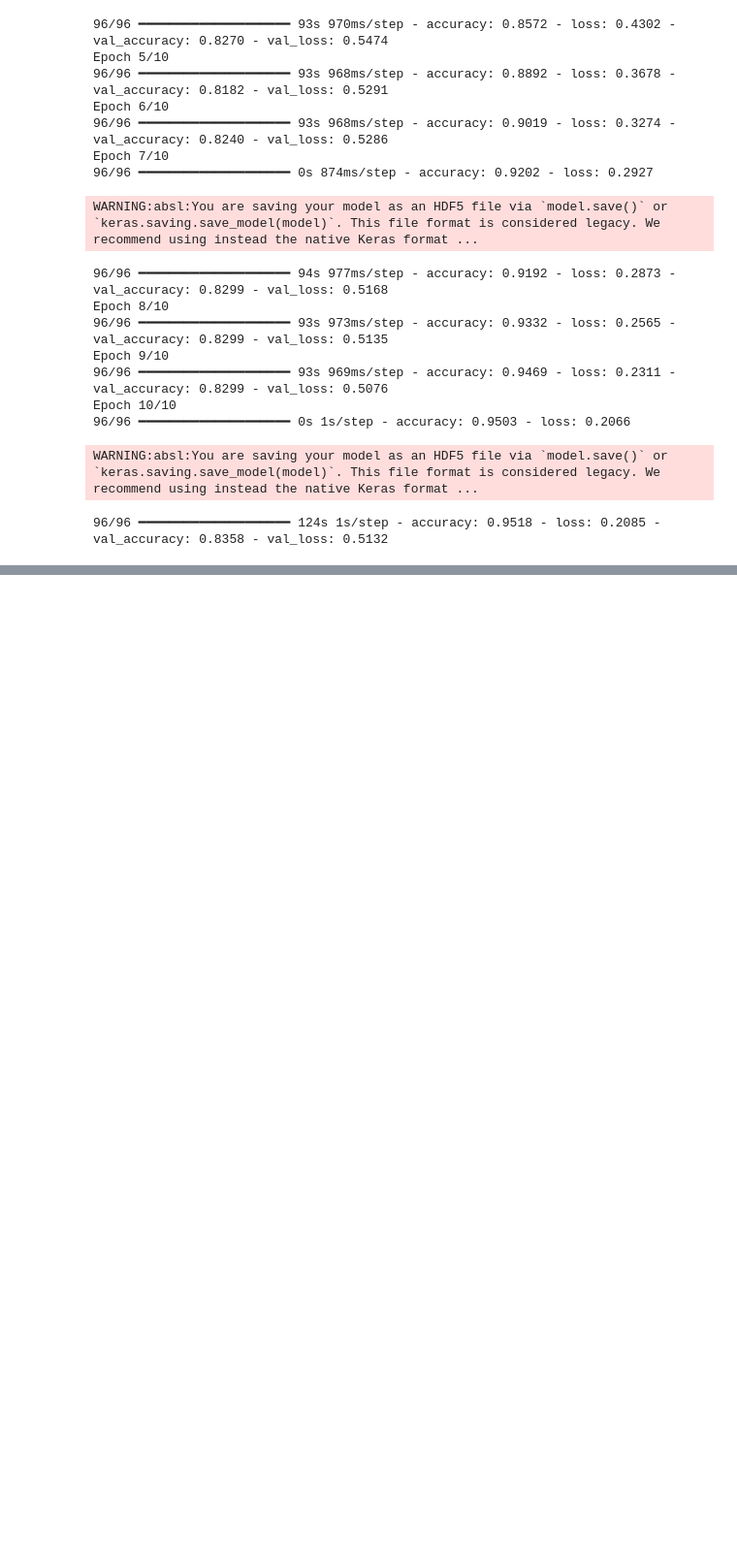
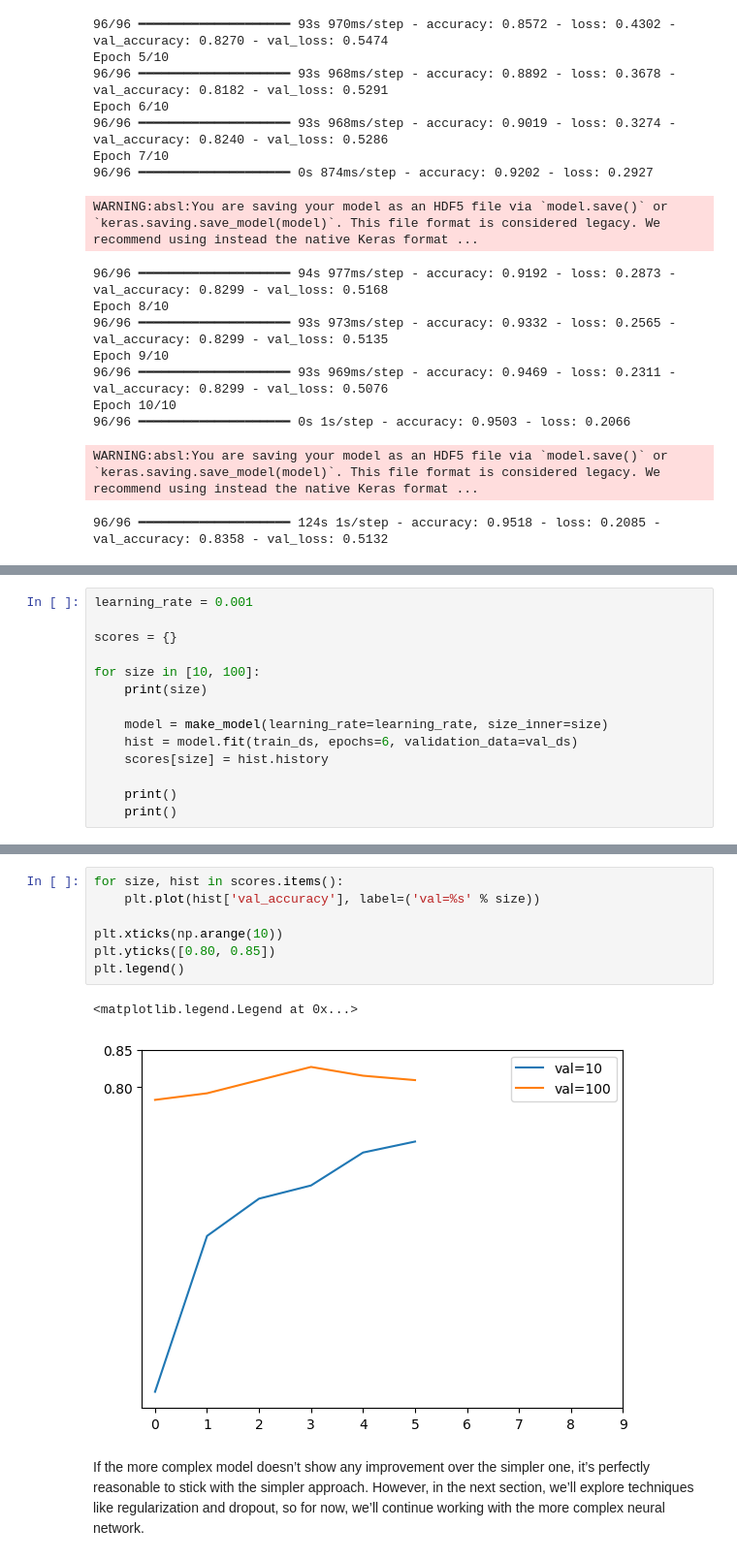
Before and after one commit to niltonPegass/ML_zoomcamp, a Jupyter notebook: ML_zoomcamp/08_deep_learning/homework_deep_learning.ipynb, the cells around one changed output, grey strips where cells are left out. Shown at 97% size. Saved outputs shown, nothing was run; the diff lists cells and outputs as text; blank space fills up the shorter version.

```diff
--- a/ML_zoomcamp/08_deep_learning/homework_deep_learning.ipynb
+++ b/ML_zoomcamp/08_deep_learning/homework_deep_learning.ipynb
@@ -941,0 +1005,14 @@ WARNING:absl:You are saving your model as an HDF5 file via `model.save()` or `ke
+# %%
+learning_rate = 0.001
+
+scores = {}
+
+for size in [10, 100]:
+    print(size)
+
+    model = make_model(learning_rate=learning_rate, size_inner=size)
+    hist = model.fit(train_ds, epochs=6, validation_data=val_ds)
+    scores[size] = hist.history
+
+    print()
+    print()
@@ -941,0 +1037,12 @@ WARNING:absl:You are saving your model as an HDF5 file via `model.save()` or `ke
+# %%
+for size, hist in scores.items():
+    plt.plot(hist['val_accuracy'], label=('val=%s' % size))
+
+plt.xticks(np.arange(10))
+plt.yticks([0.80, 0.85])
+plt.legend()
+# %% [output]
+<matplotlib.legend.Legend at 0x...>
+[figure, added]
+# %% [markdown]
+If the more complex model doesn’t show any improvement over the simpler one, it’s perfectly reasonable to stick with the simpler approach. However, in the next section, we’ll explore techniques like regularization and dropout, so for now, we’ll continue working with the more complex neural network.
```
Also changed, not shown: parts of 10 cells of this notebook.
